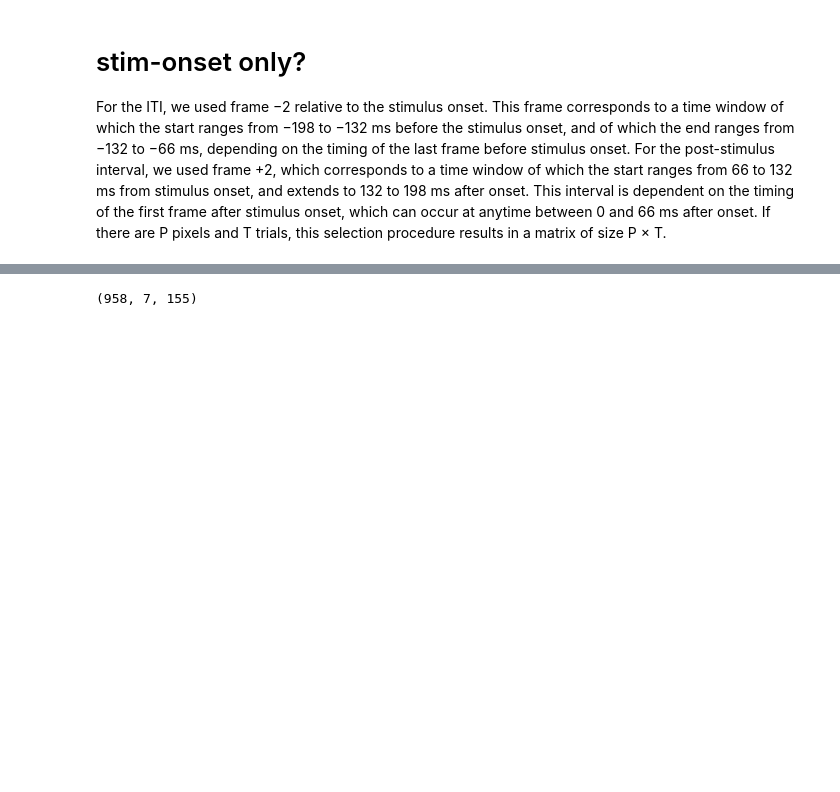
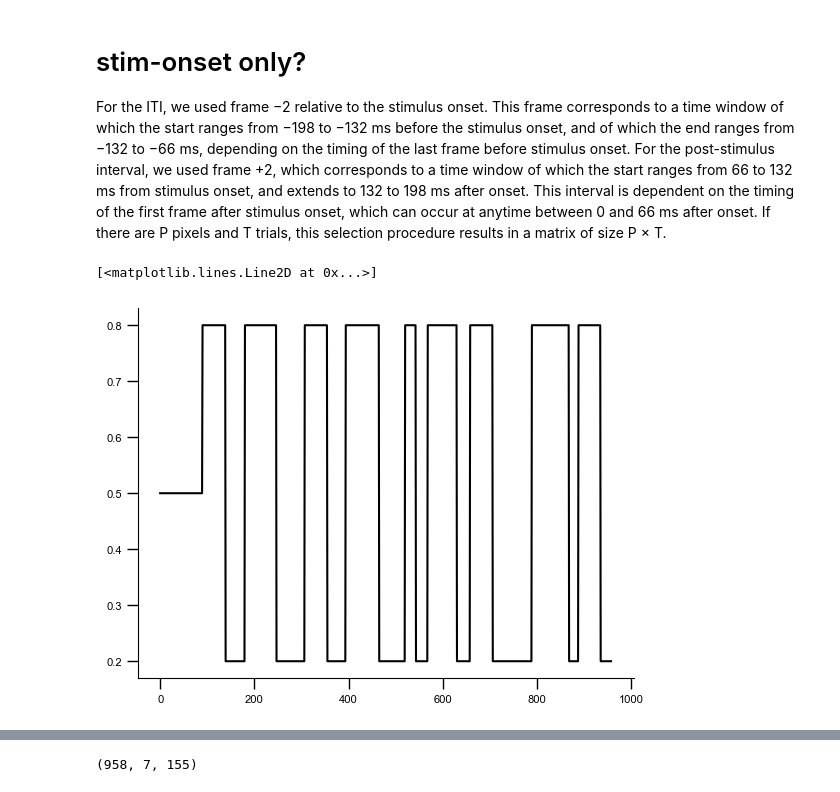
Before and after one commit to debottamKundu/ibl-partial-info-decomp, a Jupyter notebook: notebooks/widefield_loading.ipynb, the cells around one changed output, grey strips where cells are left out. Drawn from its saved outputs; the diff is of its cells as text; code cells hidden in the pictures; blank space fills up the shorter version.

```diff
--- a/notebooks/widefield_loading.ipynb
+++ b/notebooks/widefield_loading.ipynb
@@ -45,3 +46,8 @@ trials_mask = compute_mask(
 # %%
 if sum(trials_mask) <= 1:
     raise ValueError(f"Session {session_id} has {sum(trials_mask)} good trials, less than 1.")
+# %%
+plt.plot(sl.trials.probabilityLeft)
+# %% [output]
+[<matplotlib.lines.Line2D at 0x...>]
+[figure, added]
```
Also changed, not shown: parts of 5 cells of this notebook, 5 other files.
